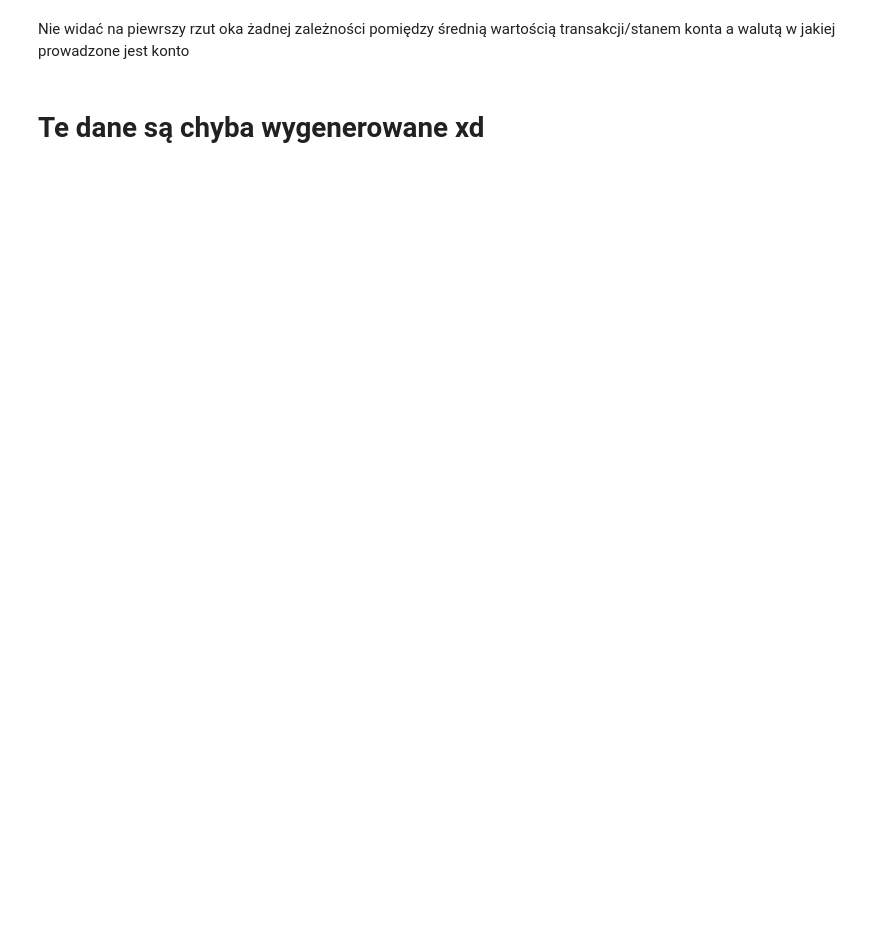
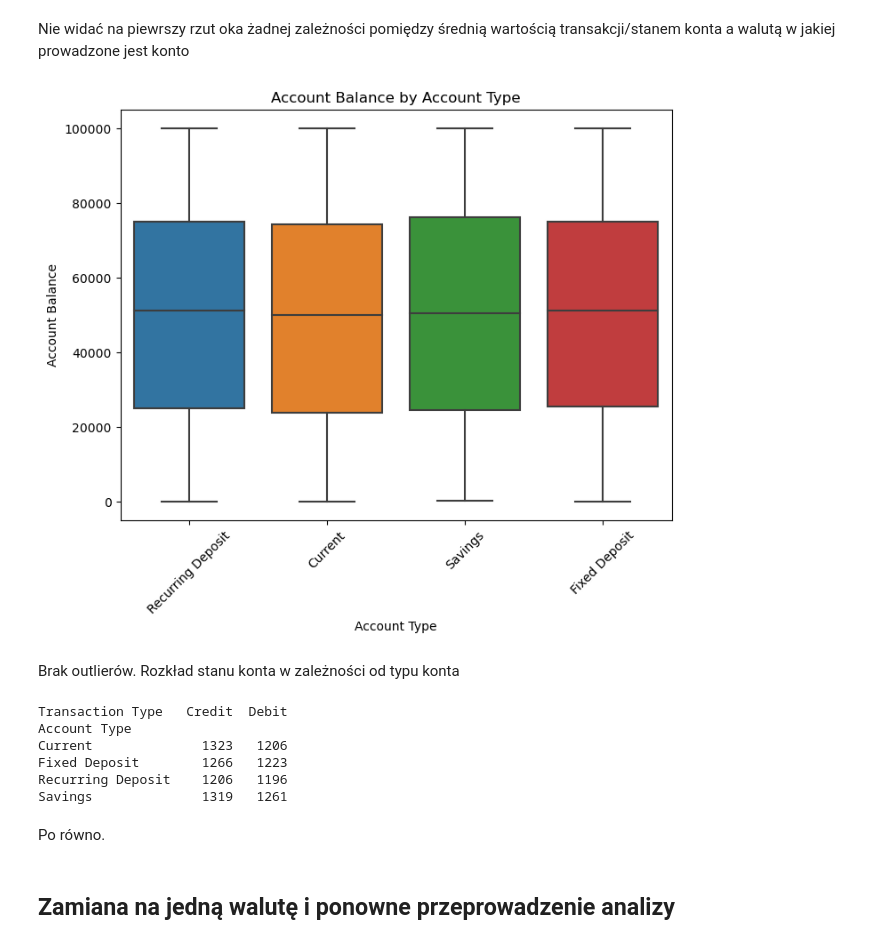
Before and after one commit to wiktoriakawa/IntroductionToMachineLearning-Project2, a Jupyter notebook: budowa_krok_1_3.ipynb, the cells around one changed output. Drawn from its saved outputs; the diff is of its cells as text; code cells hidden in the pictures; blank space fills up the shorter version.

```diff
--- a/budowa_krok_1_3.ipynb
+++ b/budowa_krok_1_3.ipynb
@@ -217,5 +249,28 @@ USD    59848.720000
 Name: Account Balance, dtype: float64
 # %% [markdown]
 Nie widać na piewrszy rzut oka żadnej zależności pomiędzy średnią wartością transakcji/stanem konta a walutą w jakiej prowadzone jest konto
-# %% [markdown]
-# Te dane są chyba wygenerowane xd
+# %%
+# Boxplot of Account Balance by Account Type
+plt.figure(figsize=(8, 6))
+sns.boxplot(x='Account Type', y='Account Balance', data=df)
+plt.title('Account Balance by Account Type')
+plt.xticks(rotation=45)
+plt.show()
+# %% [output]
+[figure, added]
+# %% [markdown]
+Brak outlierów. Rozkład stanu konta w zależności od typu konta
+# %%
+# Cross-tabulation of Account Type and Transaction Type
+print(pd.crosstab(df['Account Type'], df['Transaction Type']))
+# %% [output]
+Transaction Type   Credit  Debit
+Account Type
+Current              1323   1206
+Fixed Deposit        1266   1223
+Recurring Deposit    1206   1196
+Savings              1319   1261
+# %% [markdown]
+Po równo.
+# %% [markdown]
+## **Zamiana na jedną walutę i ponowne przeprowadzenie analizy**
```
Also changed, not shown: parts of 25 cells of this notebook.
